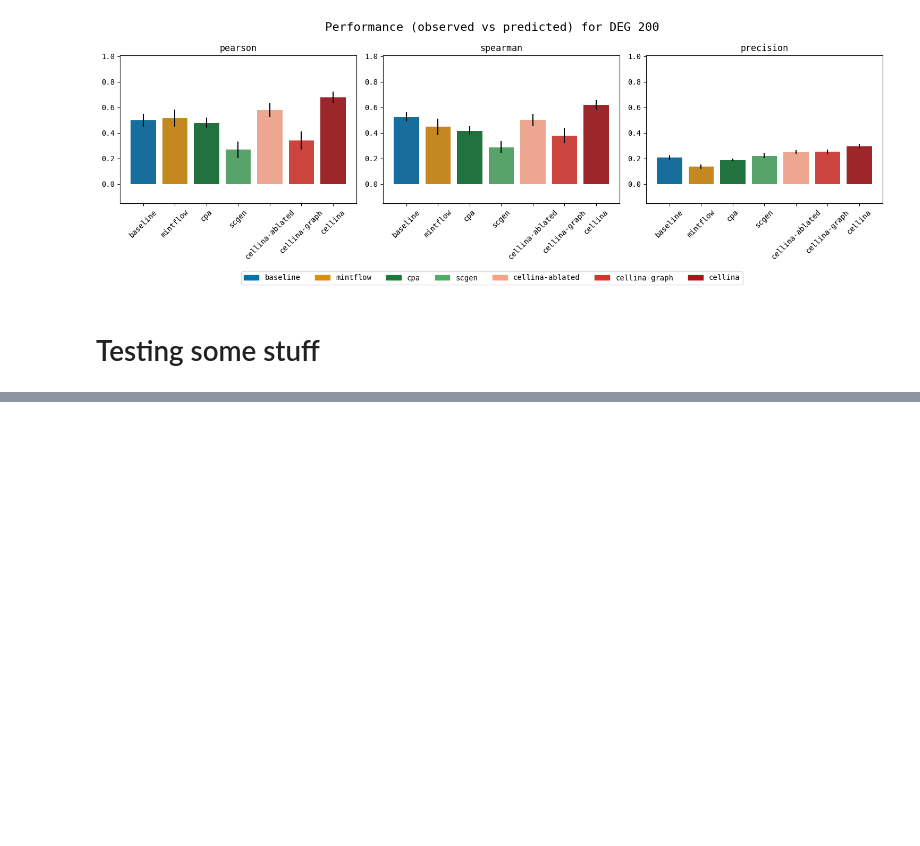
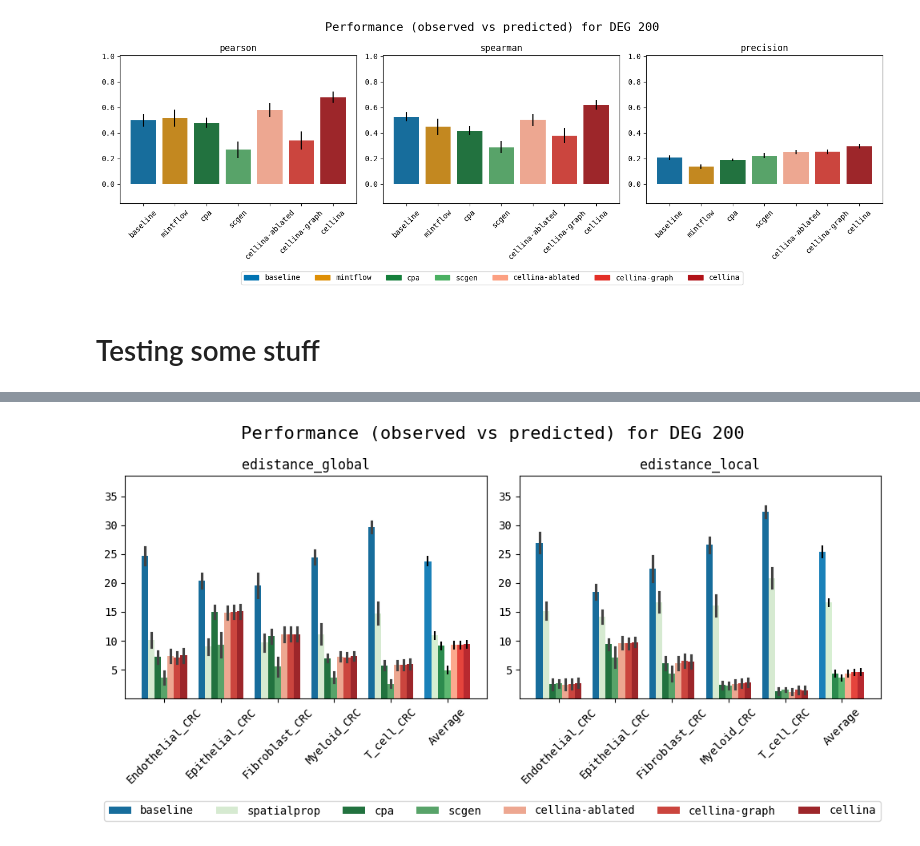
Before and after one commit to PMBio/cellina-reproducibility, a Jupyter notebook: notebooks/ood_plots.ipynb, the cells around one changed output, grey strips where cells are left out. Saved outputs shown, nothing was run; the diff lists cells and outputs as text; code cells hidden in the pictures; blank space fills up the shorter version.

```diff
--- a/notebooks/ood_plots.ipynb
+++ b/notebooks/ood_plots.ipynb
@@ -492,0 +592,15 @@ crc_corr_df
+# %%
+metrics = ["edistance_global", "edistance_local"]
+# %%
+plot_model_comparison(
+    combined,
+    metrics,
+    grouping,
+    model_order,
+    palette,
+    average_only=False,
+    save=False,
+    save_name="ood_summary_correlations_200"
+)
+# %% [output]
+[figure, added]
```
Also changed, not shown: parts of 14 cells of this notebook, 1 other file.
